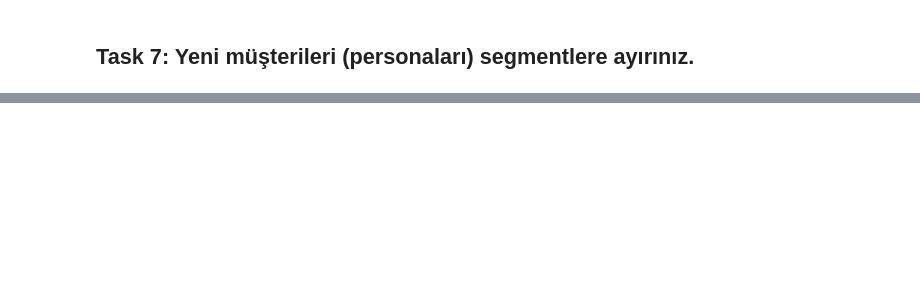
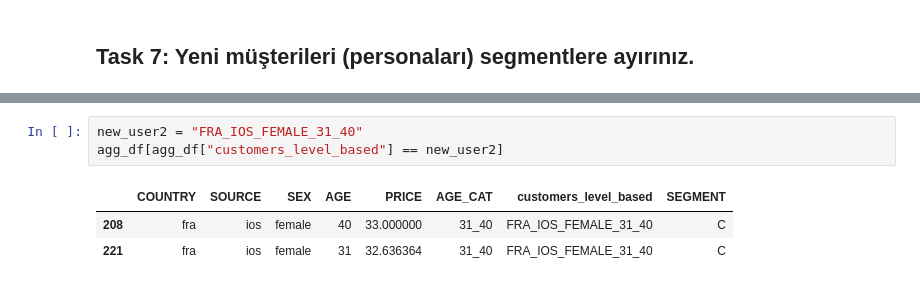
Before and after one commit to umutarsln/IOS-CustomerYield, a Jupyter notebook: main/main.ipynb, the cells around one changed output, grey strips where cells are left out. Drawn from its saved outputs; the diff is of its cells as text; blank space fills up the shorter version.

```diff
--- a/main/main.ipynb
+++ b/main/main.ipynb
@@ -269,0 +308,7 @@ agg_df.groupby("customers_level_based").agg({"PRICE":"mean"})
+# %%
+new_user2 = "FRA_IOS_FEMALE_31_40"
+agg_df[agg_df["customers_level_based"] == new_user2]
+# %% [output]
+|  | COUNTRY | SOURCE | SEX | AGE | PRICE | AGE_CAT | customers_level_based | SEGMENT |
+| 208 | fra | ios | female | 40 | 33.000000 | 31_40 | FRA_IOS_FEMALE_31_40 | C |
+| 221 | fra | ios | female | 31 | 32.636364 | 31_40 | FRA_IOS_FEMALE_31_40 | C |
```
Also changed, not shown: parts of 6 cells of this notebook.
